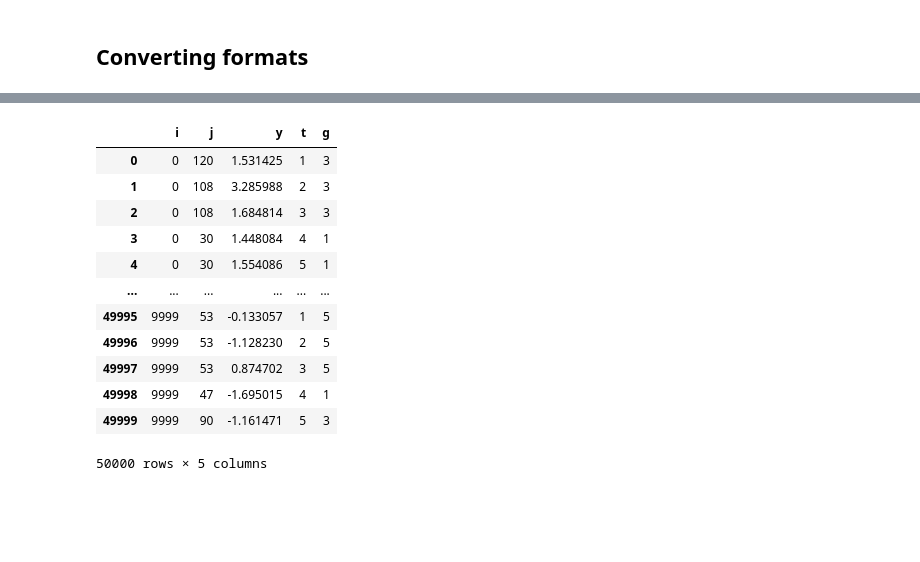
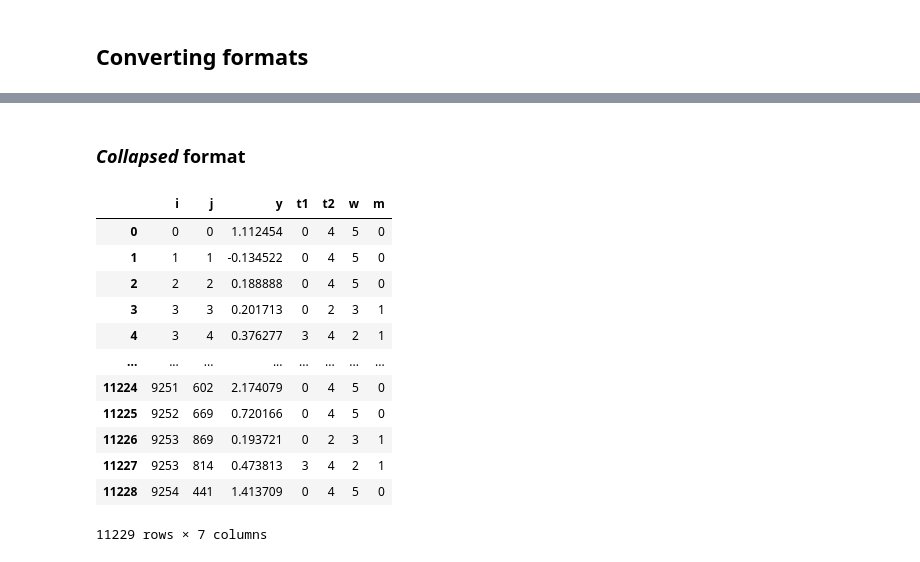
Before and after one commit to tlamadon/bipartitepandas, a Jupyter notebook: docs/source/notebooks/simple_example.ipynb, the cells around one changed output, grey strips where cells are left out. Cells and saved outputs as stored; diff of their text form; code cells hidden in the pictures; blank space fills up the shorter version.

```diff
--- a/docs/source/notebooks/simple_example.ipynb
+++ b/docs/source/notebooks/simple_example.ipynb
@@ -188,18 +176,18 @@ display(bdf)
-# %%
-# Cluster by running the cluster() method (this works from any format and clusters stay when data is reformatted)
-bdf = bdf.cluster()
-display(bdf)
-# %% [output]
-|  | i | j | y | t | g |
-| 0 | 0 | 120 | 1.531425 | 1 | 3 |
-| 1 | 0 | 108 | 3.285988 | 2 | 3 |
-| 2 | 0 | 108 | 1.684814 | 3 | 3 |
-| 3 | 0 | 30 | 1.448084 | 4 | 1 |
-| 4 | 0 | 30 | 1.554086 | 5 | 1 |
-| ... | ... | ... | ... | ... | ... |
-| 49995 | 9999 | 53 | -0.133057 | 1 | 5 |
-| 49996 | 9999 | 53 | -1.128230 | 2 | 5 |
-| 49997 | 9999 | 53 | 0.874702 | 3 | 5 |
-| 49998 | 9999 | 47 | -1.695015 | 4 | 1 |
-| 49999 | 9999 | 90 | -1.161471 | 5 | 3 |
-50000 rows × 5 columns
+# %% [markdown]
+### *Collapsed* format
+# %%
+display(bdf.collapse())
+# %% [output]
+|  | i | j | y | t1 | t2 | w | m |
+| 0 | 0 | 0 | 1.112454 | 0 | 4 | 5 | 0 |
+| 1 | 1 | 1 | -0.134522 | 0 | 4 | 5 | 0 |
+| 2 | 2 | 2 | 0.188888 | 0 | 4 | 5 | 0 |
+| 3 | 3 | 3 | 0.201713 | 0 | 2 | 3 | 1 |
+| 4 | 3 | 4 | 0.376277 | 3 | 4 | 2 | 1 |
+| ... | ... | ... | ... | ... | ... | ... | ... |
+| 11224 | 9251 | 602 | 2.174079 | 0 | 4 | 5 | 0 |
+| 11225 | 9252 | 669 | 0.720166 | 0 | 4 | 5 | 0 |
+| 11226 | 9253 | 869 | 0.193721 | 0 | 2 | 3 | 1 |
+| 11227 | 9253 | 814 | 0.473813 | 3 | 4 | 2 | 1 |
+| 11228 | 9254 | 441 | 1.413709 | 0 | 4 | 5 | 0 |
+11229 rows × 7 columns
```
Also changed, not shown: parts of 33 cells of this notebook, 1 other file.
